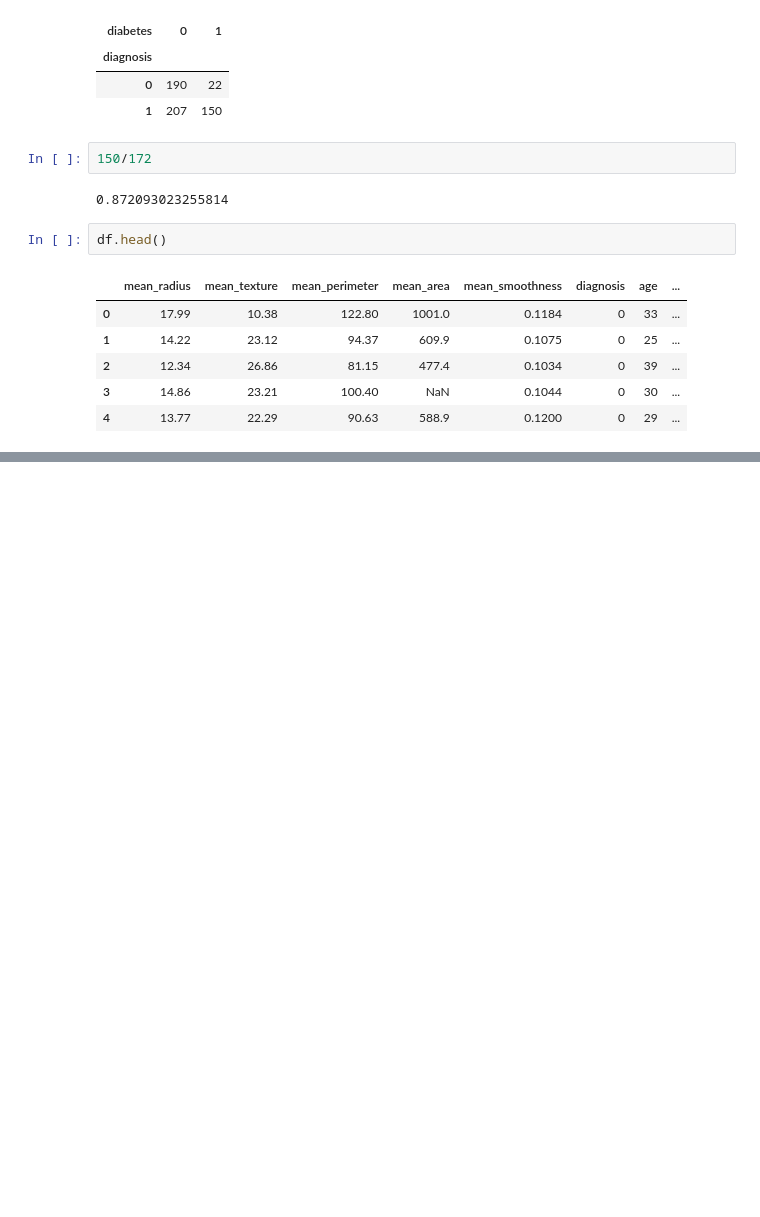
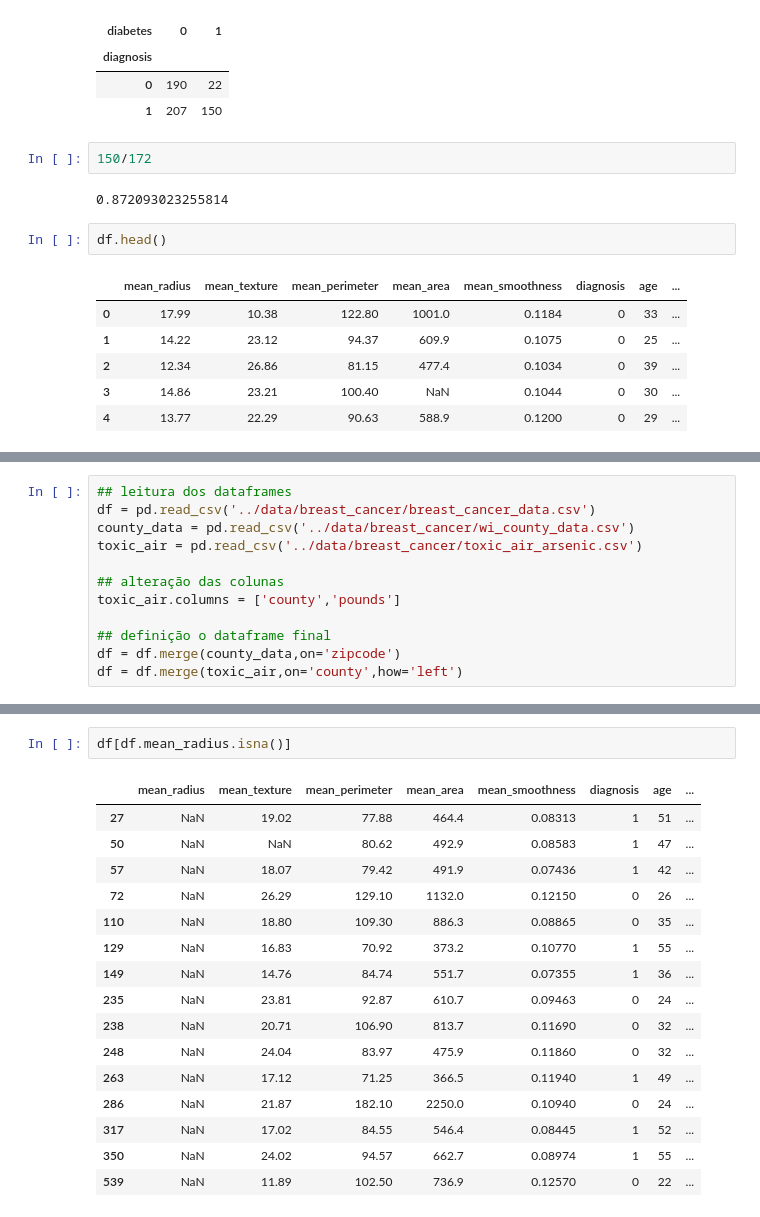
Before and after one commit to raquelcreis/CastoresIndomaveis, a Jupyter notebook: notebooks/aula003_pandas.ipynb, the cells around one changed output, grey strips where cells are left out. Drawn from its saved outputs; the diff is of its cells as text; blank space fills up the shorter version.

```diff
--- a/notebooks/aula003_pandas.ipynb
+++ b/notebooks/aula003_pandas.ipynb
@@ -610,0 +773,12 @@ df[(df.C == 'small')&(df.B == 'two')]
+# %%
+## leitura dos dataframes
+df = pd.read_csv('../data/breast_cancer/breast_cancer_data.csv')
+county_data = pd.read_csv('../data/breast_cancer/wi_county_data.csv')
+toxic_air = pd.read_csv('../data/breast_cancer/toxic_air_arsenic.csv')
+
+## alteração das colunas
+toxic_air.columns = ['county','pounds']
+
+## definição o dataframe final
+df = df.merge(county_data,on='zipcode')
+df = df.merge(toxic_air,on='county',how='left')
@@ -614,0 +845,19 @@ array(['one', 'two'], dtype=object)
+# %%
+df[df.mean_radius.isna()]
+# %% [output]
+|  | mean_radius | mean_texture | mean_perimeter | mean_area | mean_smoothness | diagnosis | age | ... |
+| 27 | NaN | 19.02 | 77.88 | 464.4 | 0.08313 | 1 | 51 | ... |
+| 50 | NaN | NaN | 80.62 | 492.9 | 0.08583 | 1 | 47 | ... |
+| 57 | NaN | 18.07 | 79.42 | 491.9 | 0.07436 | 1 | 42 | ... |
+| 72 | NaN | 26.29 | 129.10 | 1132.0 | 0.12150 | 0 | 26 | ... |
+| 110 | NaN | 18.80 | 109.30 | 886.3 | 0.08865 | 0 | 35 | ... |
+| 129 | NaN | 16.83 | 70.92 | 373.2 | 0.10770 | 1 | 55 | ... |
+| 149 | NaN | 14.76 | 84.74 | 551.7 | 0.07355 | 1 | 36 | ... |
+| 235 | NaN | 23.81 | 92.87 | 610.7 | 0.09463 | 0 | 24 | ... |
+| 238 | NaN | 20.71 | 106.90 | 813.7 | 0.11690 | 0 | 32 | ... |
+| 248 | NaN | 24.04 | 83.97 | 475.9 | 0.11860 | 0 | 32 | ... |
+| 263 | NaN | 17.12 | 71.25 | 366.5 | 0.11940 | 1 | 49 | ... |
+| 286 | NaN | 21.87 | 182.10 | 2250.0 | 0.10940 | 0 | 24 | ... |
+| 317 | NaN | 17.02 | 84.55 | 546.4 | 0.08445 | 1 | 52 | ... |
+| 350 | NaN | 24.02 | 94.57 | 662.7 | 0.08974 | 1 | 55 | ... |
+| 539 | NaN | 11.89 | 102.50 | 736.9 | 0.12570 | 0 | 22 | ... |
```
Also changed, not shown: parts of 39 cells of this notebook, 22 other files.
